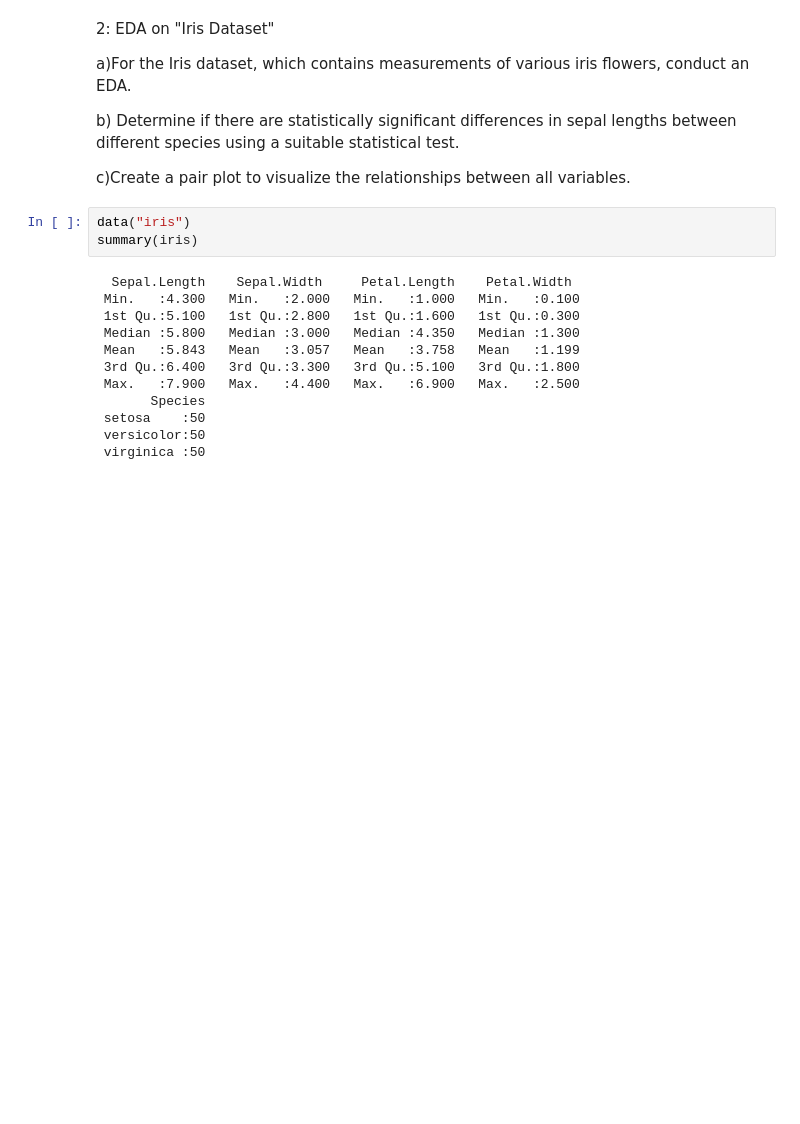
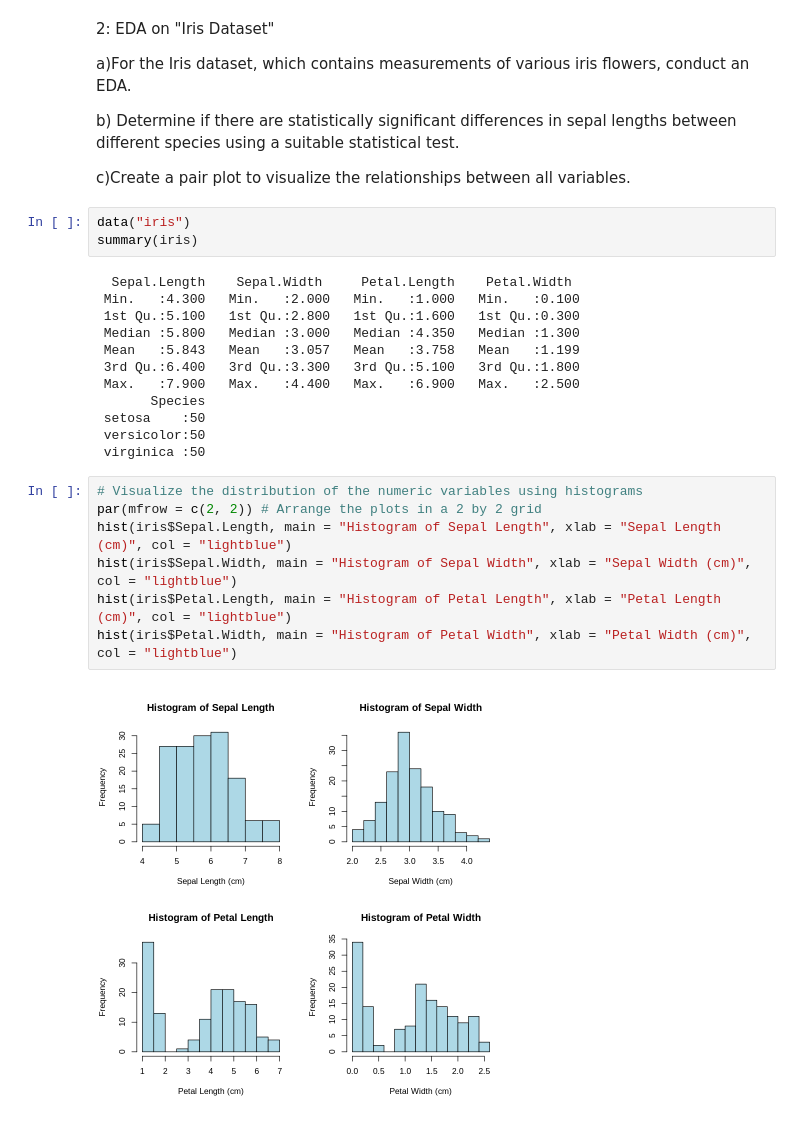
Before and after one commit to ReVuz/R_programming, a Jupyter notebook: EDA.ipynb, the cells around one changed output. Drawn from its saved outputs; the diff is of its cells as text; blank space fills up the shorter version.

```diff
--- a/EDA.ipynb
+++ b/EDA.ipynb
@@ -121,3 +121,12 @@ summary(iris)
  setosa    :50
  versicolor:50
  virginica :50
+# %%
+# Visualize the distribution of the numeric variables using histograms
+par(mfrow = c(2, 2)) # Arrange the plots in a 2 by 2 grid
+hist(iris$Sepal.Length, main = "Histogram of Sepal Length", xlab = "Sepal Length (cm)", col = "lightblue")
+hist(iris$Sepal.Width, main = "Histogram of Sepal Width", xlab = "Sepal Width (cm)", col = "lightblue")
+hist(iris$Petal.Length, main = "Histogram of Petal Length", xlab = "Petal Length (cm)", col = "lightblue")
+hist(iris$Petal.Width, main = "Histogram of Petal Width", xlab = "Petal Width (cm)", col = "lightblue")
+# %% [output]
+[figure, added]
```
Also changed, not shown: parts of 4 cells of this notebook.
